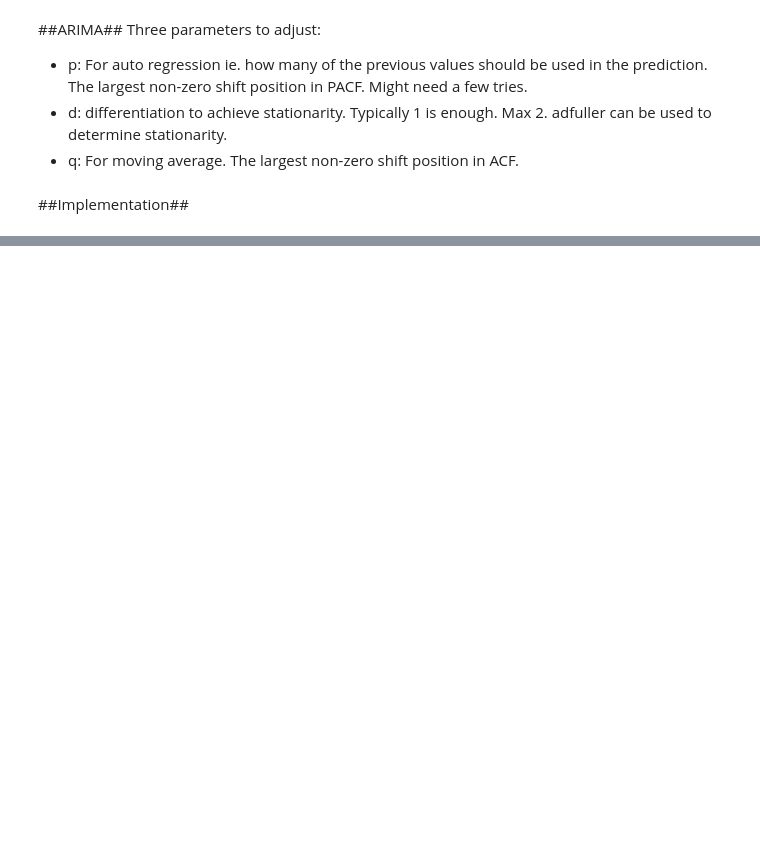
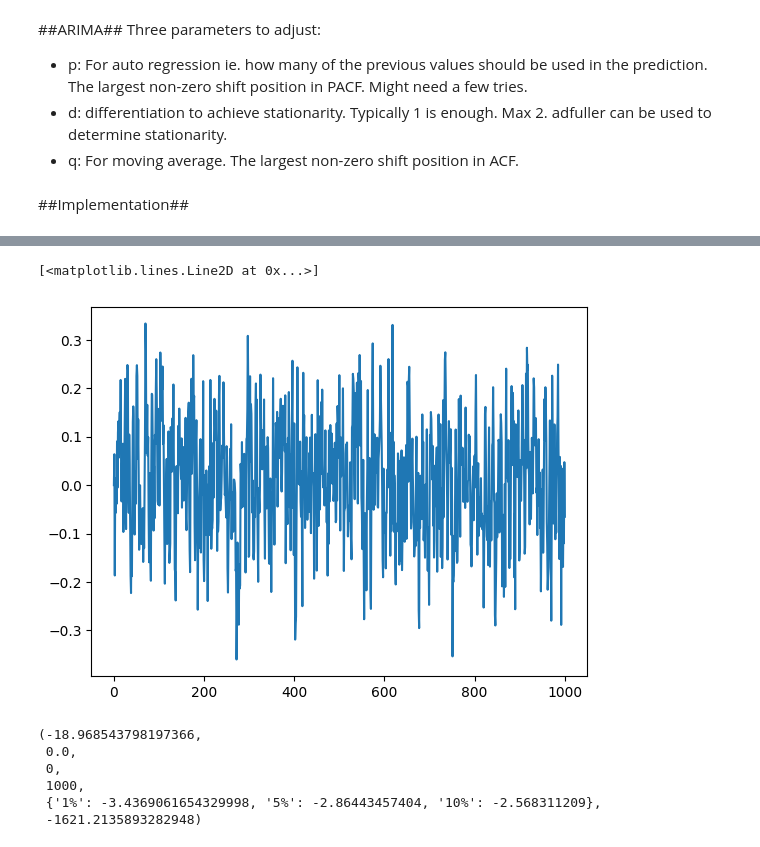
Before and after one commit to babakkeshavarz/time_series, a Jupyter notebook: ARIMA_Template.ipynb, the cells around one changed output, grey strips where cells are left out. Cells and saved outputs as stored; diff of their text form; code cells hidden in the pictures; blank space fills up the shorter version.

Commit message:
updated adfuller usecase

```diff
--- a/ARIMA_Template.ipynb
+++ b/ARIMA_Template.ipynb
@@ -14,0 +16,25 @@ then we can start differentiating  adfuller(df['passenger'].diff(.dropna())). if
+# %%
+import numpy as np
+import matplotlib.pyplot as plt
+
+x1 = [0]
+for i in range (1000):
+  x = 0.5 * x1[-1]  + 0.1 * np.random.randn()
+  x1.append(x)
+x1 = np.array(x1)
+plt.plot(x1)
+# %% [output]
+[<matplotlib.lines.Line2D at 0x...>]
+[figure, added]
+# %%
+from statsmodels.tsa.stattools import adfuller
+adfuller(x1)
+## The above process is stationary because it's statistics doesn't change over time.
+## adfuller(df['col'].diff().dropna()) will be the next thing to do if the process is not stationary.
+# %% [output]
+(-18.968543798197366,
+ 0.0,
+ 0,
+ 1000,
+ {'1%': -3.4369061654329998, '5%': -2.86443457404, '10%': -2.568311209},
+ -1621.2135893282948)
```
Also changed, not shown: parts of 2 cells of this notebook.
